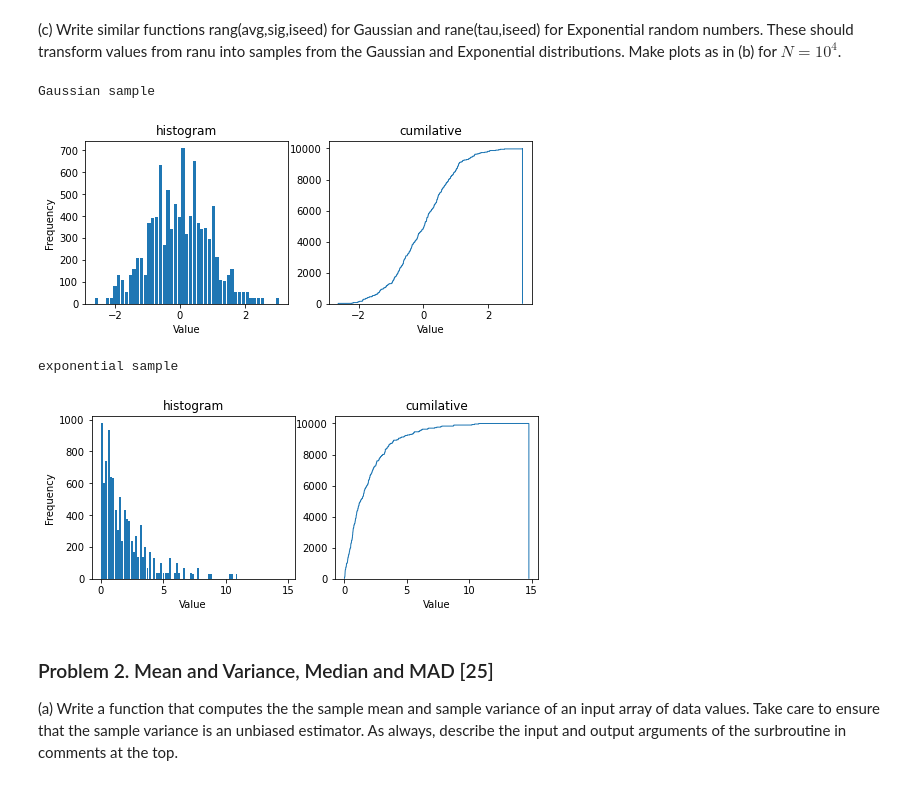
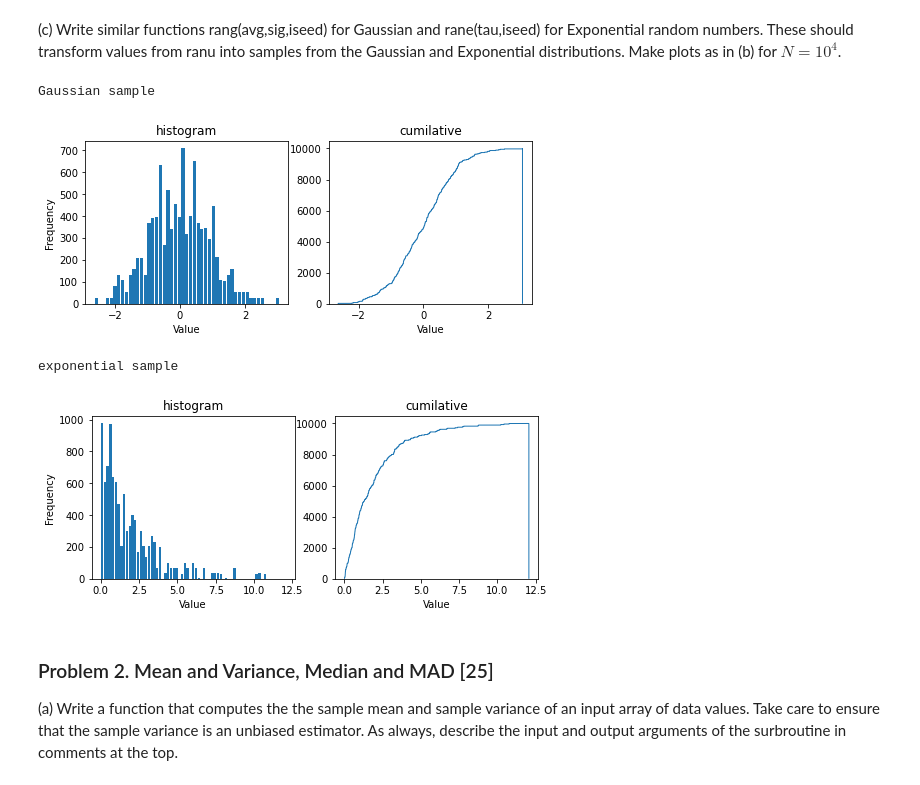
Before and after one commit to alphalyncis/adaa, a Jupyter notebook: hw1/hw1.ipynb, the cells around one changed output. Drawn from its saved outputs; the diff is of its cells as text; code cells hidden in the pictures.

```diff
--- a/hw1/hw1.ipynb
+++ b/hw1/hw1.ipynb
@@ -161,56 +154,63 @@ def rane(tau, iseed):
     nextseed = int(str(res)[3:8])
     return res, nextseed
 
-# draw samples
-size = 10000
-seed = 100
-sample_g = np.zeros(size)
-for n in range(size):
-    sample_g[n], seed = rang(0, 1, seed)
+def draw_rang_sample(avg, sig, size):
+    sample_g = np.zeros(size)
+    seed = 100
+    for n in range(size):
+        sample_g[n], seed = rang(avg, sig, seed)
+    return sample_g
 
-sample_e = np.zeros(size)
-for n in range(size):
-    sample_e[n], seed = rane(2, seed)
+def draw_rane_sample(tau, size):
+    sample_e = np.zeros(size)
+    seed = 100
+    for n in range(size):
+        sample_e[n], seed = rane(tau, seed)
+    return sample_e
 # %%
-def plot_Gaussian_sample():
+def plot_gaussian_sample(size):
     print("Gaussian sample")
     plt.figure(figsize=(8,3))
     plt.subplot(121)
-    plt.hist(x=sample_g, bins="auto", rwidth=0.85)
+    plt.hist(x=draw_rang_sample(0, 1, size=size),
+        bins="auto", rwidth=0.85)
     plt.title("histogram")
     plt.xlabel('Value')
     plt.ylabel('Frequency')
 
     plt.subplot(122)
-    plt.hist(x=sample_g, bins=size, rwidth=0.85,
-        histtype='step', cumulative=True)
+    plt.hist(x=draw_rang_sample(0, 1, size=size),
+        bins=size, rwidth=0.85, histtype='step',
+        cumulative=True)
     plt.title("cumilative")
     plt.xlabel('Value')
     plt.show()
 
-def plot_exponential_sample():
+def plot_exponential_sample(size):
     print("exponential sample")
     plt.figure(figsize=(8,3))
     plt.subplot(121)
-    plt.hist(x=sample_e, bins="auto", rwidth=0.85)
+    plt.hist(x=draw_rane_sample(2, size=size),
+        bins="auto", rwidth=0.85)
     plt.title("histogram")
     plt.xlabel('Value')
     plt.ylabel('Frequency')
 
     plt.subplot(122)
-    plt.hist(x=sample_e, bins=size, rwidth=0.85,
-        histtype='step', cumulative=True)
+    plt.hist(x=draw_rane_sample(2, size=size),
+        bins=size, rwidth=0.85, histtype='step',
+        cumulative=True)
     plt.title("cumilative")
     plt.xlabel('Value')
     plt.show()
 
-plot_Gaussian_sample()
-plot_exponential_sample()
+plot_gaussian_sample(10000)
+plot_exponential_sample(10000)
 # %% [output]
 Gaussian sample
 [figure]
 exponential sample
-[figure, old version]
+[figure, new version]
 # %% [markdown]
 ### Problem 2. Mean and Variance, Median and MAD [25]
 
```
Also changed, not shown: parts of 5 cells of this notebook.
